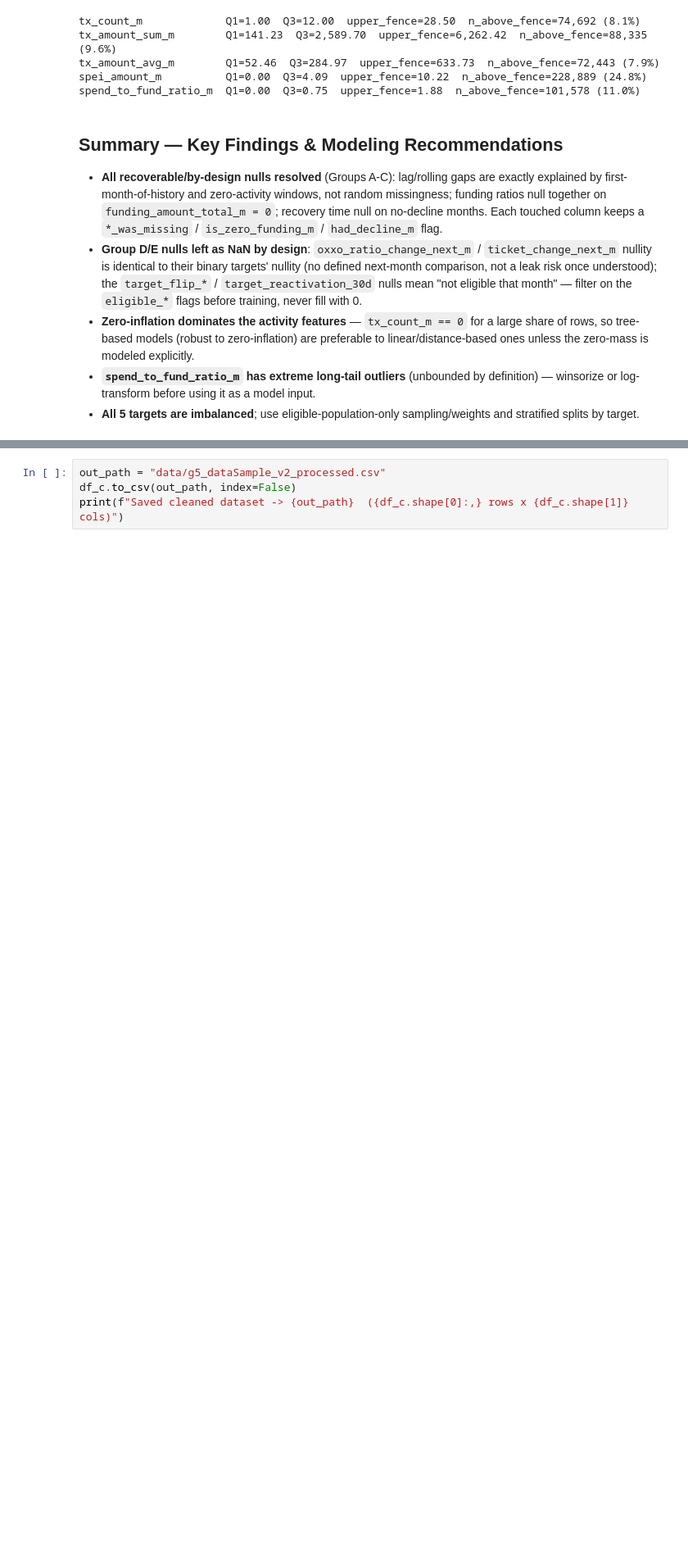
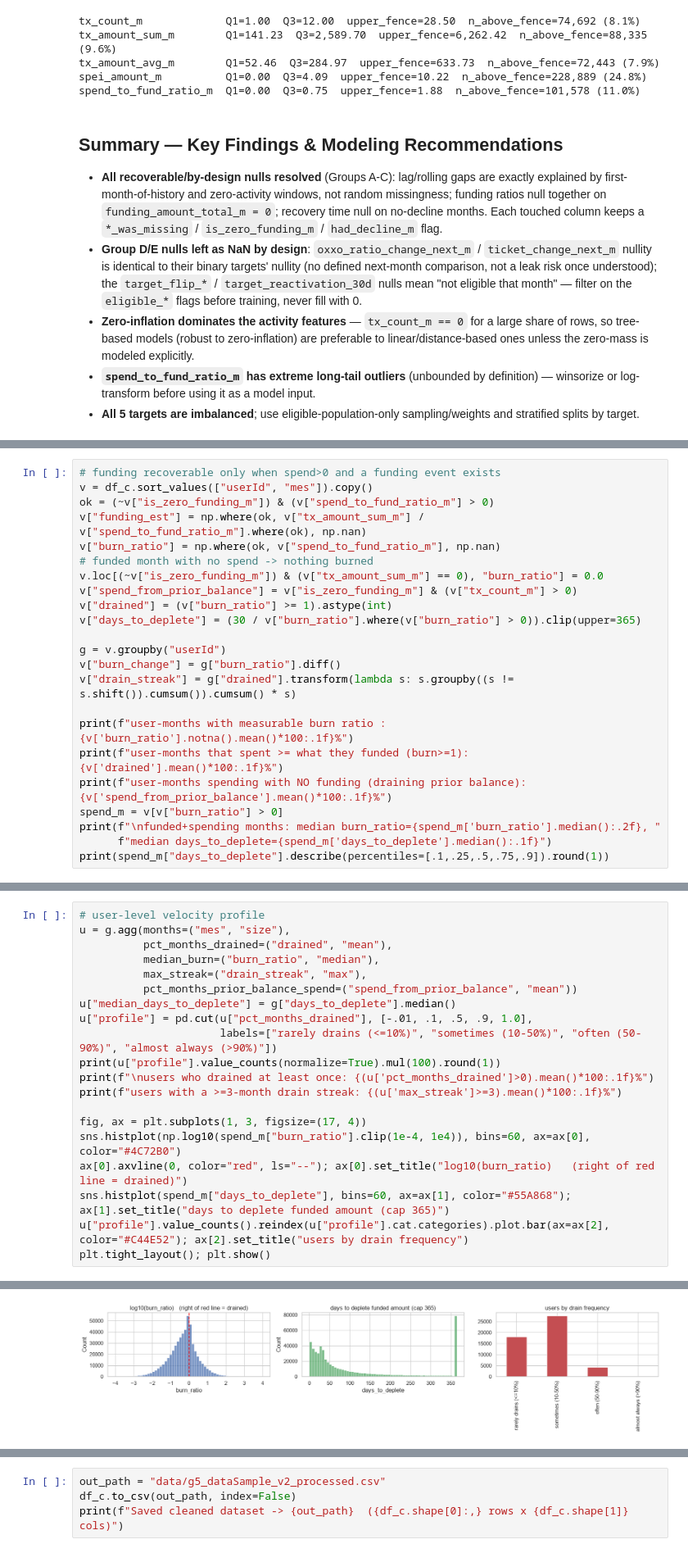
Before and after one commit to Krdz14/EDAgroup5, a Jupyter notebook: EDAbd2.ipynb, the cells around one changed output, grey strips where cells are left out. Shown at 82% size. Drawn from its saved outputs; the diff is of its cells as text; blank space fills up the shorter version.

```diff
--- a/EDAbd2.ipynb
+++ b/EDAbd2.ipynb
@@ -510,0 +527,23 @@ spend_to_fund_ratio_m  Q1=0.00  Q3=0.75  upper_fence=1.88  n_above_fence=101,578
+# %%
+# funding recoverable only when spend>0 and a funding event exists
+v = df_c.sort_values(["userId", "mes"]).copy()
+ok = (~v["is_zero_funding_m"]) & (v["spend_to_fund_ratio_m"] > 0)
+v["funding_est"] = np.where(ok, v["tx_amount_sum_m"] / v["spend_to_fund_ratio_m"].where(ok), np.nan)
+v["burn_ratio"] = np.where(ok, v["spend_to_fund_ratio_m"], np.nan)
+# funded month with no spend -> nothing burned
+v.loc[(~v["is_zero_funding_m"]) & (v["tx_amount_sum_m"] == 0), "burn_ratio"] = 0.0
+v["spend_from_prior_balance"] = v["is_zero_funding_m"] & (v["tx_count_m"] > 0)
+v["drained"] = (v["burn_ratio"] >= 1).astype(int)
+v["days_to_deplete"] = (30 / v["burn_ratio"].where(v["burn_ratio"] > 0)).clip(upper=365)
+
+g = v.groupby("userId")
+v["burn_change"] = g["burn_ratio"].diff()
+v["drain_streak"] = g["drained"].transform(lambda s: s.groupby((s != s.shift()).cumsum()).cumsum() * s)
+
+print(f"user-months with measurable burn ratio : {v['burn_ratio'].notna().mean()*100:.1f}%")
+print(f"user-months that spent >= what they funded (burn>=1): {v['drained'].mean()*100:.1f}%")
+print(f"user-months spending with NO funding (draining prior balance): {v['spend_from_prior_balance'].mean()*100:.1f}%")
+spend_m = v[v["burn_ratio"] > 0]
+print(f"\nfunded+spending months: median burn_ratio={spend_m['burn_ratio'].median():.2f}, "
+      f"median days_to_deplete={spend_m['days_to_deplete'].median():.1f}")
+print(spend_m["days_to_deplete"].describe(percentiles=[.1,.25,.5,.75,.9]).round(1))
@@ -510,0 +567,21 @@ spend_to_fund_ratio_m  Q1=0.00  Q3=0.75  upper_fence=1.88  n_above_fence=101,578
+# %%
+# user-level velocity profile
+u = g.agg(months=("mes", "size"),
+          pct_months_drained=("drained", "mean"),
+          median_burn=("burn_ratio", "median"),
+          max_streak=("drain_streak", "max"),
+          pct_months_prior_balance_spend=("spend_from_prior_balance", "mean"))
+u["median_days_to_deplete"] = g["days_to_deplete"].median()
+u["profile"] = pd.cut(u["pct_months_drained"], [-.01, .1, .5, .9, 1.0],
+                      labels=["rarely drains (<=10%)", "sometimes (10-50%)", "often (50-90%)", "almost always (>90%)"])
+print(u["profile"].value_counts(normalize=True).mul(100).round(1))
+print(f"\nusers who drained at least once: {(u['pct_months_drained']>0).mean()*100:.1f}%")
+print(f"users with a >=3-month drain streak: {(u['max_streak']>=3).mean()*100:.1f}%")
+
+fig, ax = plt.subplots(1, 3, figsize=(17, 4))
+sns.histplot(np.log10(spend_m["burn_ratio"].clip(1e-4, 1e4)), bins=60, ax=ax[0], color="#4C72B0")
+ax[0].axvline(0, color="red", ls="--"); ax[0].set_title("log10(burn_ratio)   (right of red line = drained)")
+sns.histplot(spend_m["days_to_deplete"], bins=60, ax=ax[1], color="#55A868"); ax[1].set_title("days to deplete funded amount (cap 365)")
+u["profile"].value_counts().reindex(u["profile"].cat.categories).plot.bar(ax=ax[2], color="#C44E52"); ax[2].set_title("users by drain frequency")
+plt.tight_layout(); plt.show()
+# %% [output]
@@ -510,0 +597 @@ spend_to_fund_ratio_m  Q1=0.00  Q3=0.75  upper_fence=1.88  n_above_fence=101,578
+[figure, added]
```
Also changed, not shown: parts of 6 cells of this notebook, 2 other files.
